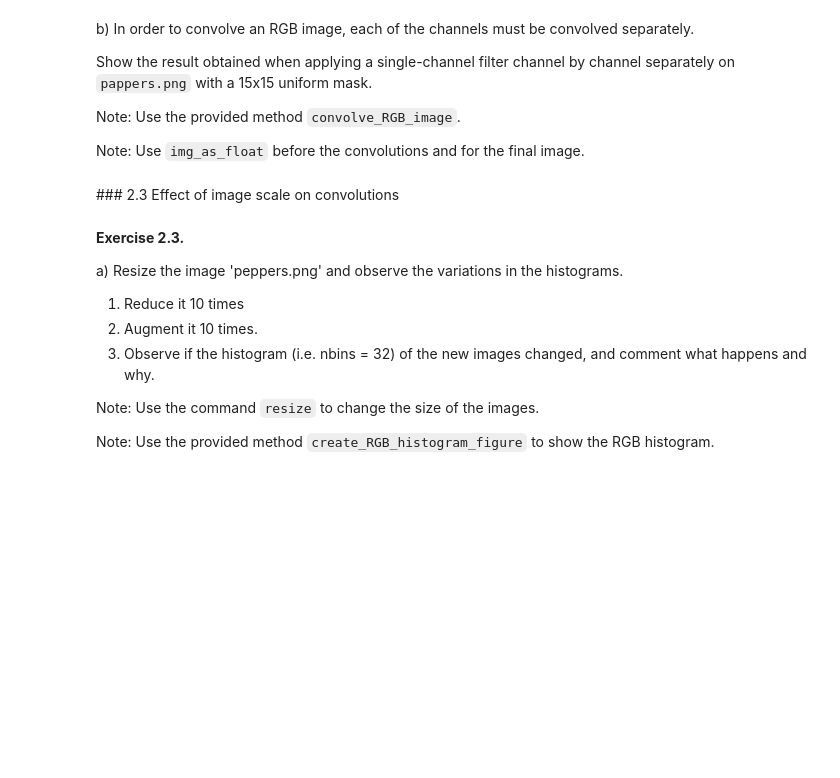
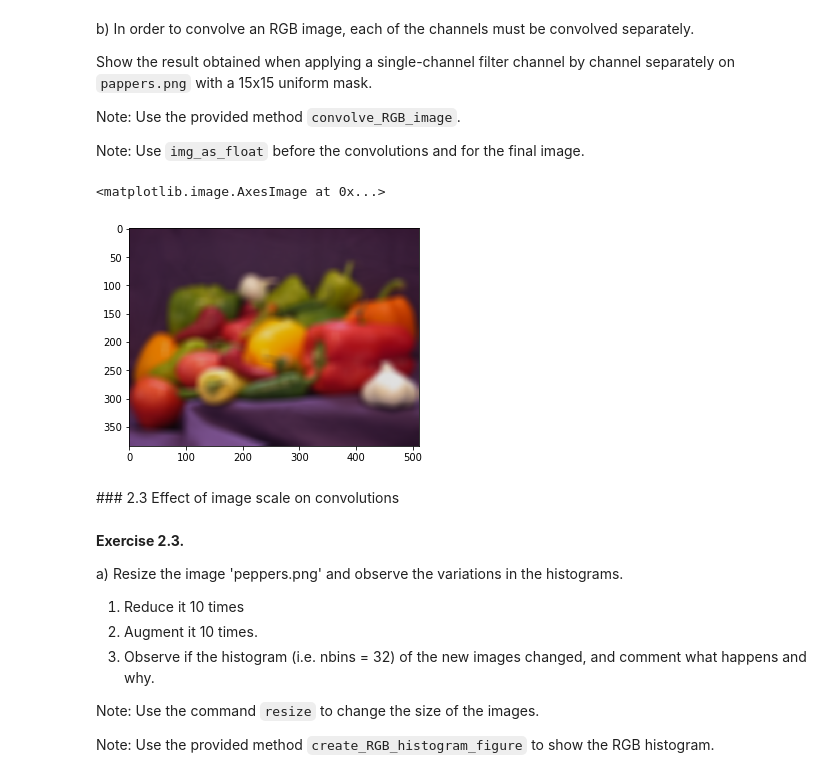
Before and after one commit to jdecid/MAI-CV, a Jupyter notebook: labs/s2/CV1920-p2.ipynb, the cells around one changed output. Cells and saved outputs as stored; diff of their text form; code cells hidden in the pictures; blank space fills up the shorter version.

```diff
--- a/labs/s2/CV1920-p2.ipynb
+++ b/labs/s2/CV1920-p2.ipynb
@@ -171,3 +178,14 @@ def convolve_RGB_image (image, mask, image_convolved):
+# %%
+# Your solution here
+import scipy.ndimage as ndimage
+im_to_convolve = peppers.copy()
+image_convolved = im_to_convolve.copy()
+mask_m2d = np.ones(shape=(15, 15))
+convolve_RGB_image(im_to_convolve, mask_m2d, image_convolved)
+plt.imshow(image_convolved)
+# %% [output]
+<matplotlib.image.AxesImage at 0x...>
+[figure, added]
 # %% [markdown]
 ### 2.3 Effect of image scale on convolutions
 # %% [markdown]
```
Also changed, not shown: parts of 15 cells of this notebook, 2 other files.
